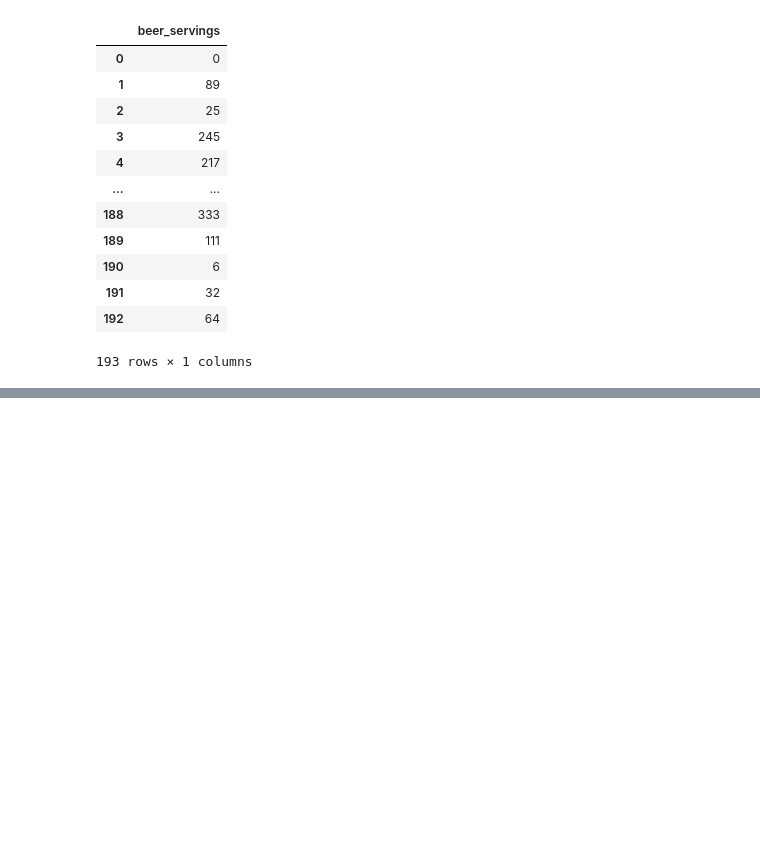
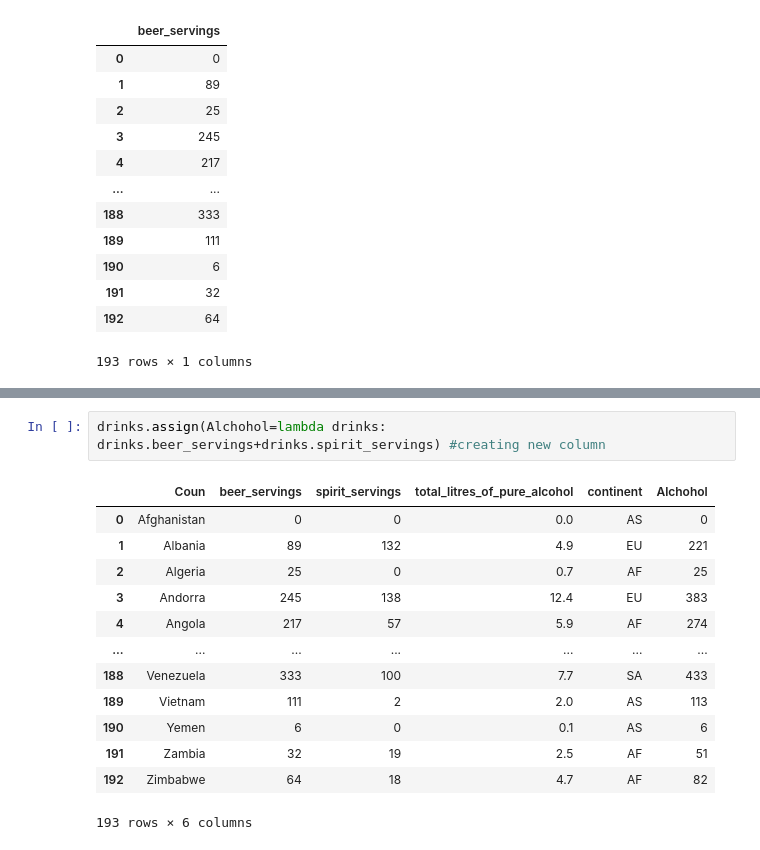
Before and after one commit to Akshithkumarreddy/ML_AI_CLASSE, a Jupyter notebook: Pandas_Practice_04_SNB.ipynb, the cells around one changed output, grey strips where cells are left out. Drawn from its saved outputs; the diff is of its cells as text; blank space fills up the shorter version.

```diff
--- a/Pandas_Practice_04_SNB.ipynb
+++ b/Pandas_Practice_04_SNB.ipynb
@@ -439,0 +495,16 @@ drinks.filter(regex='bee') #it gives the colums it matches the name
+# %%
+drinks.assign(Alchohol=lambda drinks: drinks.beer_servings+drinks.spirit_servings) #creating new column
+# %% [output]
+|  | Coun | beer_servings | spirit_servings | total_litres_of_pure_alcohol | continent | Alchohol |
+| 0 | Afghanistan | 0 | 0 | 0.0 | AS | 0 |
+| 1 | Albania | 89 | 132 | 4.9 | EU | 221 |
+| 2 | Algeria | 25 | 0 | 0.7 | AF | 25 |
+| 3 | Andorra | 245 | 138 | 12.4 | EU | 383 |
+| 4 | Angola | 217 | 57 | 5.9 | AF | 274 |
+| ... | ... | ... | ... | ... | ... | ... |
+| 188 | Venezuela | 333 | 100 | 7.7 | SA | 433 |
+| 189 | Vietnam | 111 | 2 | 2.0 | AS | 113 |
+| 190 | Yemen | 6 | 0 | 0.1 | AS | 6 |
+| 191 | Zambia | 32 | 19 | 2.5 | AF | 51 |
+| 192 | Zimbabwe | 64 | 18 | 4.7 | AF | 82 |
+193 rows × 6 columns
```
Also changed, not shown: parts of 15 cells of this notebook.
